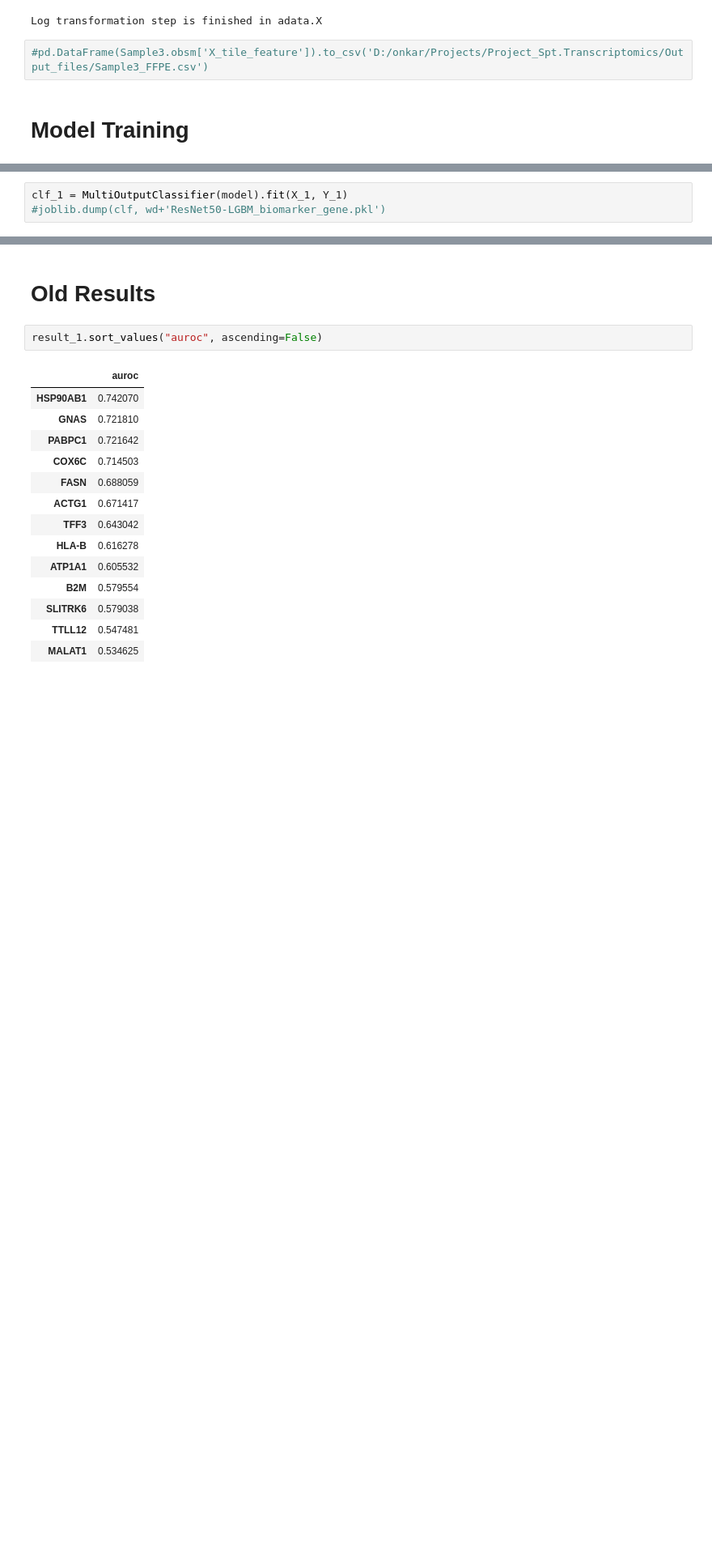
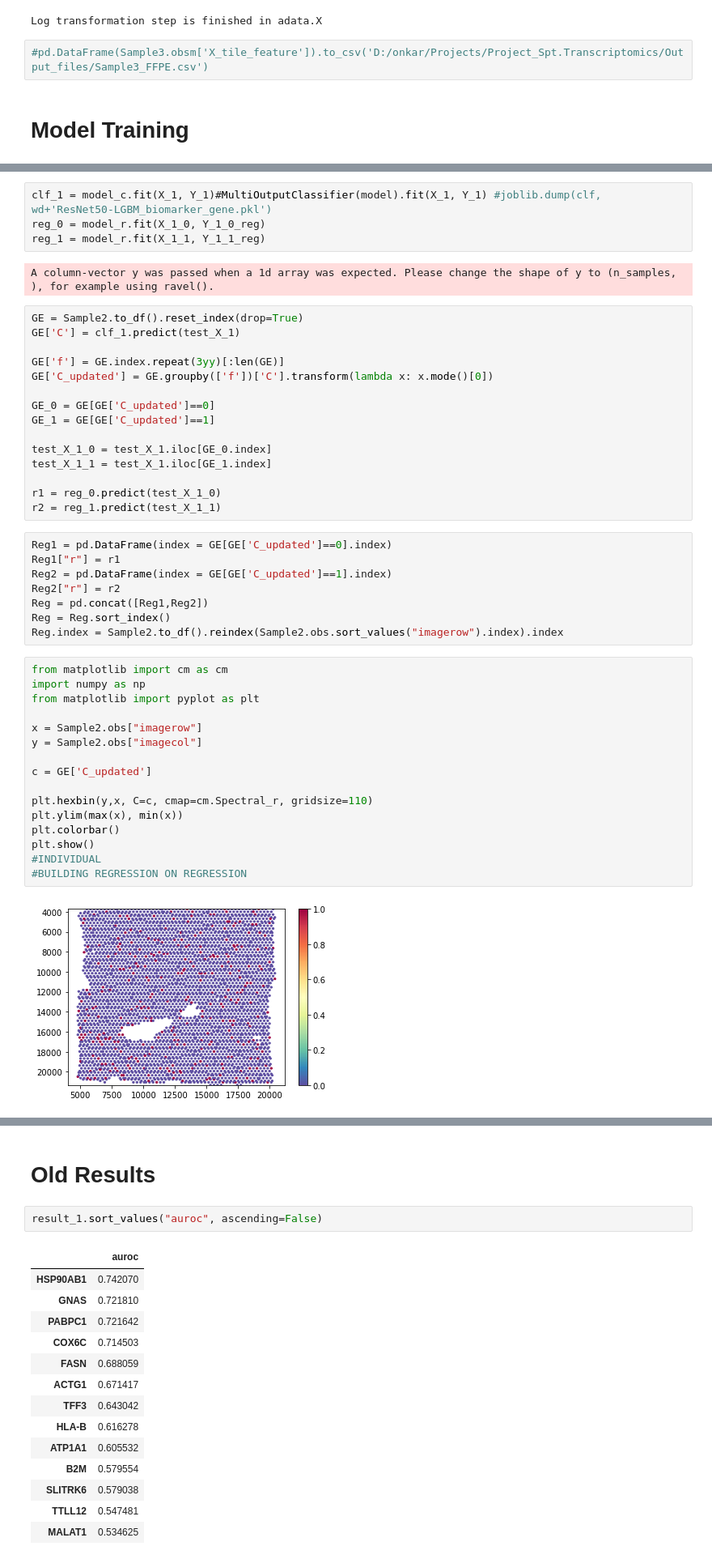
Before and after one commit to BiomedicalMachineLearning/STimage, a Jupyter notebook: stimage/Onkar_py/10X-FFPE.ipynb, the cells around one changed output, grey strips where cells are left out. Shown: that part at 81% size. Drawn from its saved outputs; the diff is of its cells as text; blank space fills up the shorter version.

Commit message:
Post Regression

```diff
--- a/stimage/Onkar_py/10X-FFPE.ipynb
+++ b/stimage/Onkar_py/10X-FFPE.ipynb
@@ -272,3 +274,47 @@ test_Y_1 = test_Y_1.astype('int64')
 # %%
-clf_1 = MultiOutputClassifier(model).fit(X_1, Y_1)
-#joblib.dump(clf, wd+'ResNet50-LGBM_biomarker_gene.pkl')
+clf_1 = model_c.fit(X_1, Y_1)#MultiOutputClassifier(model).fit(X_1, Y_1) #joblib.dump(clf, wd+'ResNet50-LGBM_biomarker_gene.pkl')
+reg_0 = model_r.fit(X_1_0, Y_1_0_reg)
+reg_1 = model_r.fit(X_1_1, Y_1_1_reg)
+# %% [output]
+A column-vector y was passed when a 1d array was expected. Please change the shape of y to (n_samples, ), for example using ravel().
+# %%
+GE = Sample2.to_df().reset_index(drop=True)
+GE['C'] = clf_1.predict(test_X_1)
+
+GE['f'] = GE.index.repeat(3yy)[:len(GE)]
+GE['C_updated'] = GE.groupby(['f'])['C'].transform(lambda x: x.mode()[0])
+
+GE_0 = GE[GE['C_updated']==0]
+GE_1 = GE[GE['C_updated']==1]
+
+test_X_1_0 = test_X_1.iloc[GE_0.index]
+test_X_1_1 = test_X_1.iloc[GE_1.index]
+
+r1 = reg_0.predict(test_X_1_0)
+r2 = reg_1.predict(test_X_1_1)
+# %%
+Reg1 = pd.DataFrame(index = GE[GE['C_updated']==0].index)
+Reg1["r"] = r1
+Reg2 = pd.DataFrame(index = GE[GE['C_updated']==1].index)
+Reg2["r"] = r2
+Reg = pd.concat([Reg1,Reg2])
+Reg = Reg.sort_index()
+Reg.index = Sample2.to_df().reindex(Sample2.obs.sort_values("imagerow").index).index
+# %%
+from matplotlib import cm as cm
+import numpy as np
+from matplotlib import pyplot as plt
+
+x = Sample2.obs["imagerow"]
+y = Sample2.obs["imagecol"]
+
+c = GE['C_updated']
+
+plt.hexbin(y,x, C=c, cmap=cm.Spectral_r, gridsize=110)
+plt.ylim(max(x), min(x))
+plt.colorbar()
+plt.show()
+#INDIVIDUAL
+#BUILDING REGRESSION ON REGRESSION
+# %% [output]
+[figure, added]
```
Also changed, not shown: parts of 9 cells of this notebook.
